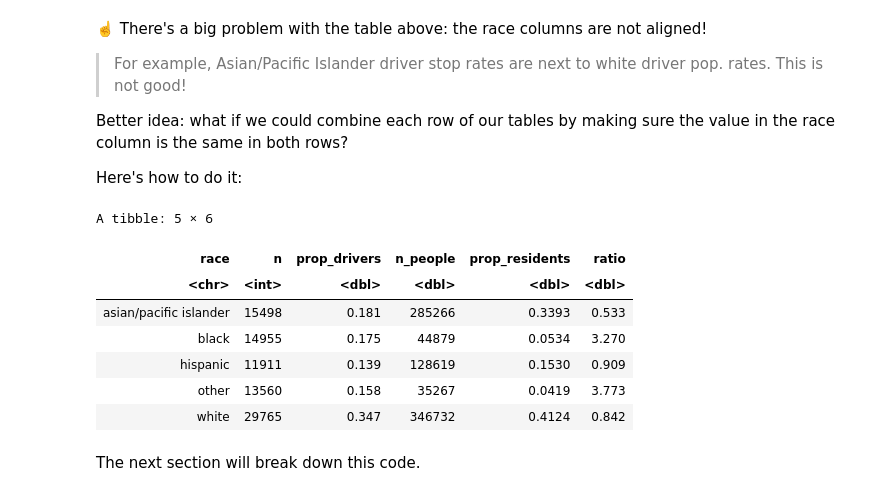
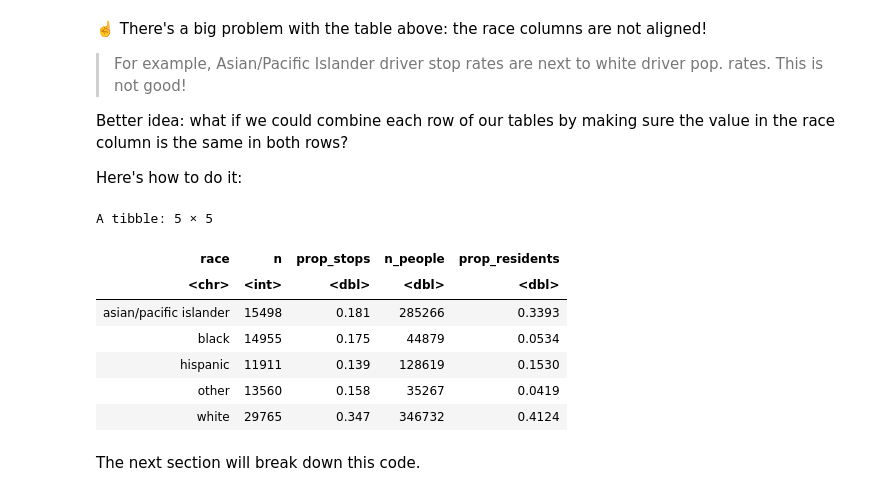
Before and after one commit to joshuagrossman/dsb-win-2023, a Jupyter notebook: opp-munging-plotting/opp-3-answers.ipynb, the cells around one changed output. Cells and saved outputs as stored; diff of their text form; code cells hidden in the pictures.

```diff
--- a/opp-munging-plotting/opp-3-answers.ipynb
+++ b/opp-munging-plotting/opp-3-answers.ipynb
@@ -69,8 +73,14 @@ A tibble: 5 × 2
 For ease of interpretation, we can add a column with the proportion of all stops that occurred among drivers of each race group:
 # %%
 stop_counts = stops_2015 %>%
-    count(race) %>%
-    mutate(prop_drivers = n/sum(n))
+  group_by(race) %>%
+  summarize(
+    n = n()
+  ) %>%
+  ungroup() %>%
+  mutate(
+    prop_stops = n/sum(n)
+  )
 
 stop_counts
 # %% [output]
@@ -209,17 +210,16 @@ Here's how to do it:
 # %%
 combined_data = left_join(stop_counts, pop_2015, by='race')
 
-combined_data %>%
-    mutate(ratio = prop_drivers / prop_residents)
+combined_data
 # %% [output]
-A tibble: 5 × 6
+A tibble: 5 × 5
-| race | n | prop_drivers | n_people | prop_residents | ratio |
-| <chr> | <int> | <dbl> | <dbl> | <dbl> | <dbl> |
-| asian/pacific islander | 15498 | 0.181 | 285266 | 0.3393 | 0.533 |
-| black | 14955 | 0.175 | 44879 | 0.0534 | 3.270 |
-| hispanic | 11911 | 0.139 | 128619 | 0.1530 | 0.909 |
-| other | 13560 | 0.158 | 35267 | 0.0419 | 3.773 |
-| white | 29765 | 0.347 | 346732 | 0.4124 | 0.842 |
+| race | n | prop_stops | n_people | prop_residents |
+| <chr> | <int> | <dbl> | <dbl> | <dbl> |
+| asian/pacific islander | 15498 | 0.181 | 285266 | 0.3393 |
+| black | 14955 | 0.175 | 44879 | 0.0534 |
+| hispanic | 11911 | 0.139 | 128619 | 0.1530 |
+| other | 13560 | 0.158 | 35267 | 0.0419 |
+| white | 29765 | 0.347 | 346732 | 0.4124 |
 # %% [markdown]
 The next section will break down this code.
 # %% [markdown]
```
Also changed, not shown: parts of 80 cells of this notebook, 4 other files.
